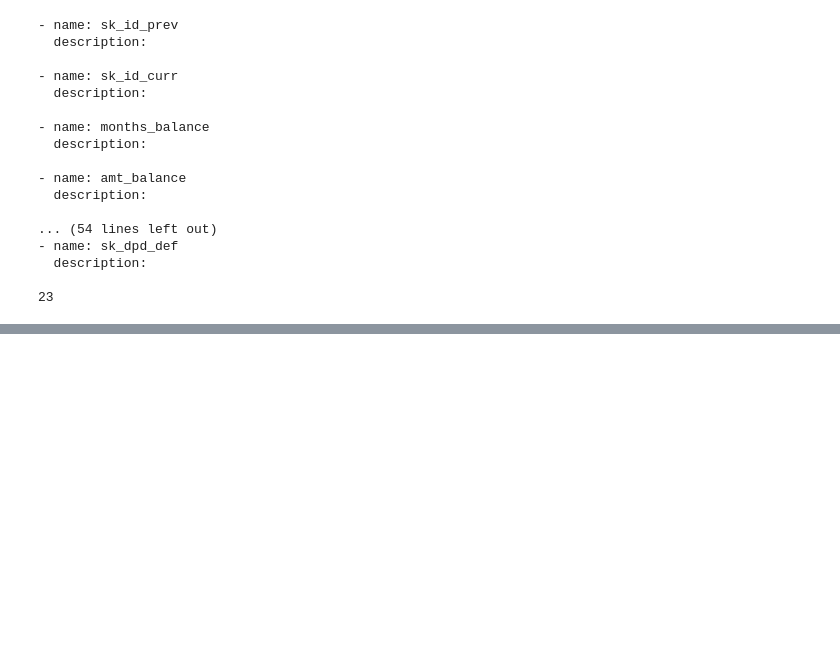
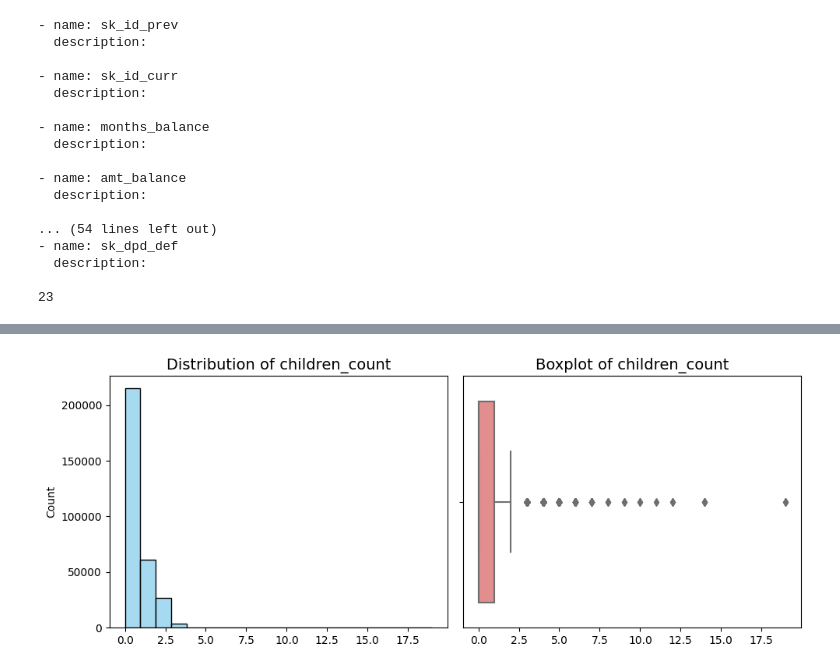
Before and after one commit to GiaKhanhs/home_credit_risk, a Jupyter notebook: notebooks/EDA.ipynb, the cells around one changed output, grey strips where cells are left out. Drawn from its saved outputs; the diff is of its cells as text; code cells hidden in the pictures; blank space fills up the shorter version.

```diff
--- a/notebooks/EDA.ipynb
+++ b/notebooks/EDA.ipynb
@@ -273,0 +595,17 @@ print(count)
+# %%
+def visualize_numerical_attribute(name_of_attribute: str, data: pd.DataFrame = df):
+    fig, (ax1, ax2) = plt.subplots(1, 2, figsize=(10, 4))
+
+    # Histogram (bỏ KDE)
+    sns.histplot(data[name_of_attribute], bins=20, color='skyblue', edgecolor='black', ax=ax1)
+    ax1.set_title(f'Distribution of {name_of_attribute}', fontsize=14)
+    ax1.set_xlabel('')
+    ax1.set_ylabel('Count')
+
+    # Boxplot để kiểm tra outliers
+    sns.boxplot(x=data[name_of_attribute], color='lightcoral', ax=ax2)
+    ax2.set_title(f'Boxplot of {name_of_attribute}', fontsize=14)
+    ax2.set_xlabel('')
+
+    plt.tight_layout()
+    plt.show()
@@ -273,0 +655,4 @@ print(count)
+# %%
+visualize_numerical_attribute("children_count")
+# %% [output]
+[figure, added]
```
Also changed, not shown: parts of 55 cells of this notebook.
